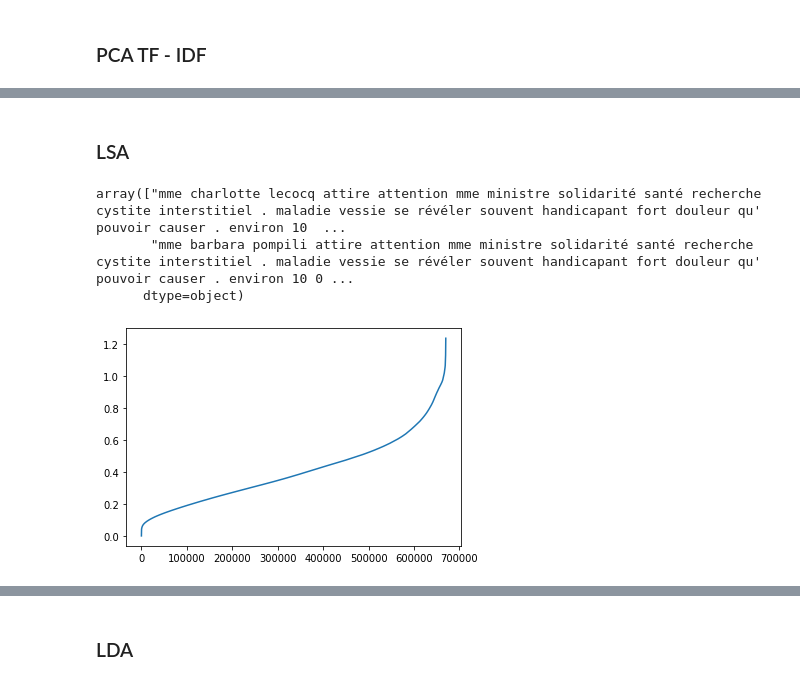
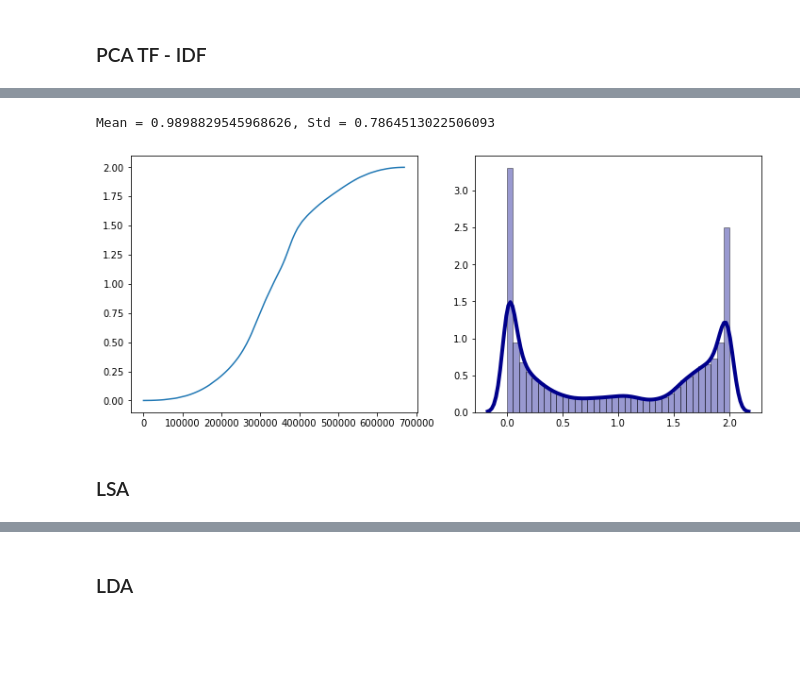
Before and after one commit to AchilleBaucher/confiance_diffusion, a Jupyter notebook: jupyter/clustering.ipynb, the cells around one changed output, grey strips where cells are left out. Drawn from its saved outputs; the diff is of its cells as text; code cells hidden in the pictures; blank space fills up the shorter version.

```diff
--- a/jupyter/clustering.ipynb
+++ b/jupyter/clustering.ipynb
@@ -464,13 +474,19 @@ array(["m. stéphane alerte mme ministre solidarité santé importance reconnaî
+# %%
+fig,axes = plt.subplots(1,2,figsize = (12,5))
+axes[0].plot(np.sort(dists_pca))
+sns.distplot(dists_pca, hist=True, kde=True,
+             bins=int(180/5), color = 'darkblue',
+             hist_kws={'edgecolor':'black'},
+             kde_kws={'linewidth': 4},
+            ax = axes[1])
+# corpus.values[(pair_indexes(len(vc_pca))[np.argsort(dists_pca)])[0]]
+print("Mean = {}, Std = {}".format(dists_pca.mean(),dists_pca.std()))
+# %% [output]
+Mean = 0.9898829545968626, Std = 0.7864513022506093
+[figure, added]
 # %% [markdown]
 ### LSA
 # %%
 # Clacul avec les le LSA
 vc_lsa = lsa_doc_vectors
 dists_lsa = pdist(vc_lsa,'euclidean')
-plt.plot(np.sort(dists_lsa))
-corpus.values[(pair_indexes(len(vc_lsa))[np.argsort(dists_lsa)])[0]]
-# %% [output]
-array(["mme charlotte lecocq attire attention mme ministre solidarité santé recherche cystite interstitiel . maladie vessie se révéler souvent handicapant fort douleur qu' pouvoir causer . environ 10  ...
-       "mme barbara pompili attire attention mme ministre solidarité santé recherche cystite interstitiel . maladie vessie se révéler souvent handicapant fort douleur qu' pouvoir causer . environ 10 0 ...
-      dtype=object)
-[figure, removed]
```
Also changed, not shown: parts of 9 cells of this notebook.
